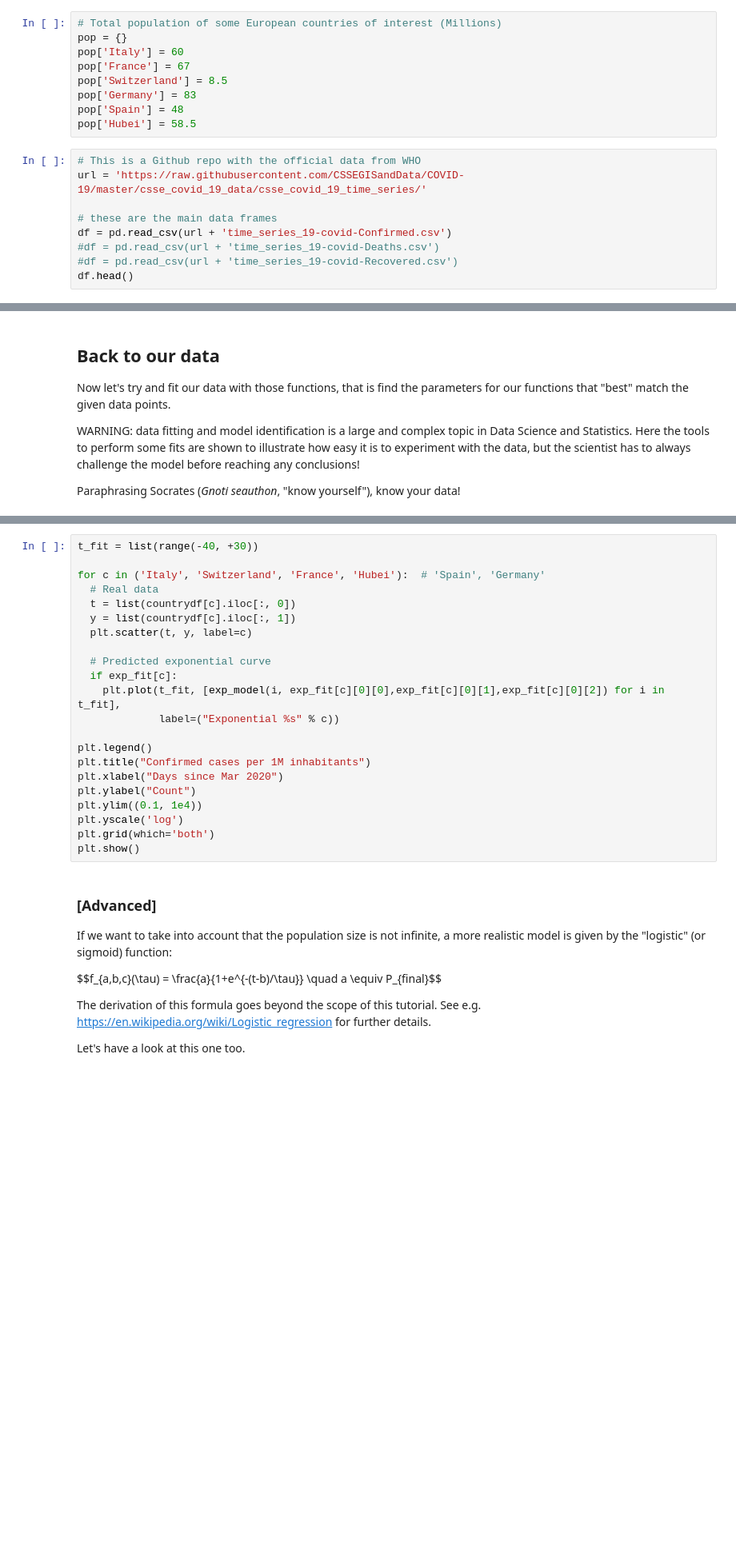
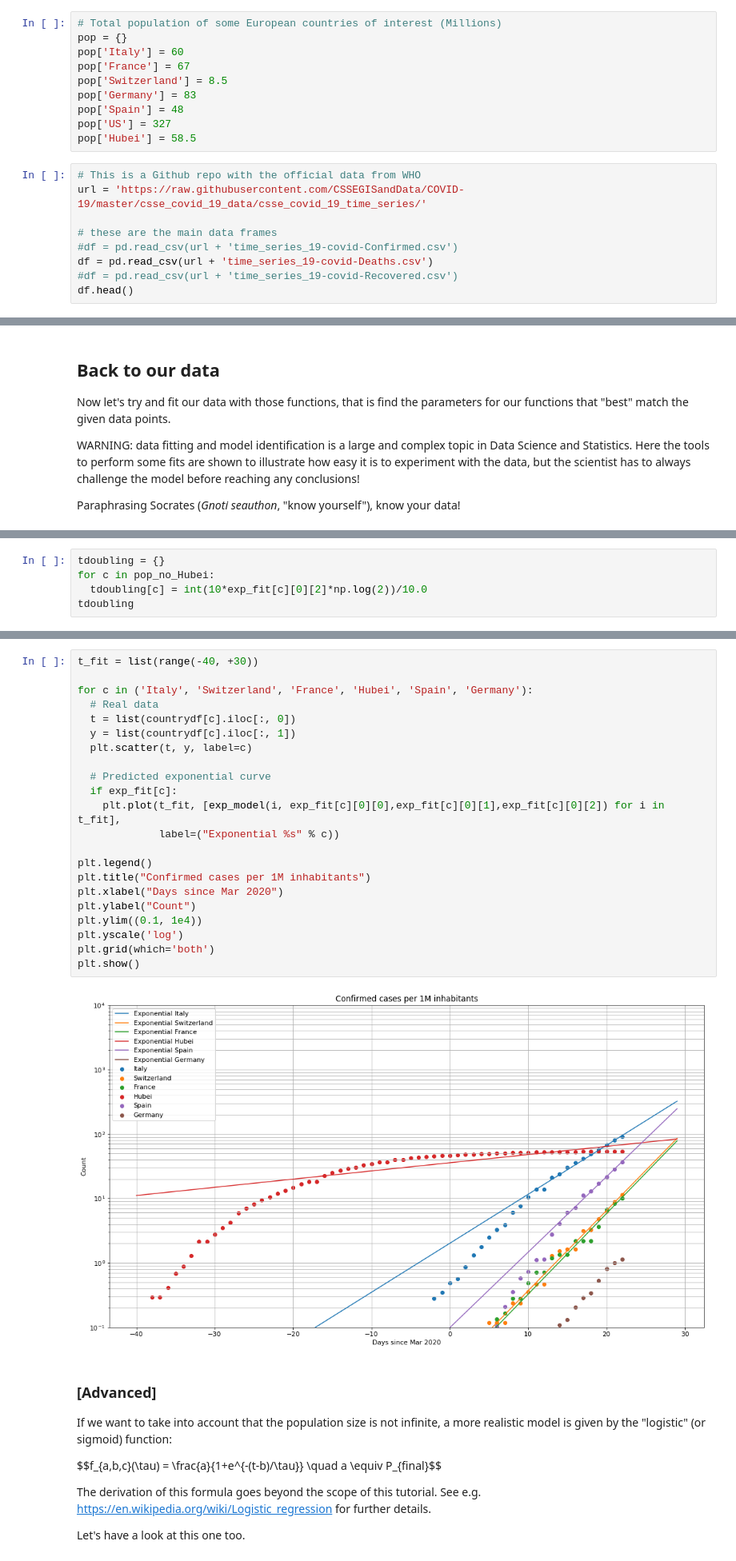
Before and after one commit to glpatcern/inotebooks, a Jupyter notebook: ITP/BigDataCovidSmartLecture/CoVid-19 in Europe.ipynb, the cells around one changed output, grey strips where cells are left out. Shown at 80% size. Cells and saved outputs as stored; diff of their text form; blank space fills up the shorter version.

```diff
--- a/ITP/BigDataCovidSmartLecture/CoVid-19 in Europe.ipynb
+++ b/ITP/BigDataCovidSmartLecture/CoVid-19 in Europe.ipynb
@@ -23,13 +24,14 @@ pop['France'] = 67
 pop['Switzerland'] = 8.5
 pop['Germany'] = 83
 pop['Spain'] = 48
+pop['US'] = 327
 pop['Hubei'] = 58.5
 # %%
 # This is a Github repo with the official data from WHO
 url = 'https://raw.githubusercontent.com/CSSEGISandData/COVID-19/master/csse_covid_19_data/csse_covid_19_time_series/'
 
 # these are the main data frames
-df = pd.read_csv(url + 'time_series_19-covid-Confirmed.csv')
-#df = pd.read_csv(url + 'time_series_19-covid-Deaths.csv')
+#df = pd.read_csv(url + 'time_series_19-covid-Confirmed.csv')
+df = pd.read_csv(url + 'time_series_19-covid-Deaths.csv')
 #df = pd.read_csv(url + 'time_series_19-covid-Recovered.csv')
 df.head()
@@ -154,0 +204,5 @@ exp_fit     # parameters of the fit: note how many useless decimal digits. The C
+# %%
+tdoubling = {}
+for c in pop_no_Hubei:
+  tdoubling[c] = int(10*exp_fit[c][0][2]*np.log(2))/10.0
+tdoubling
@@ -155,25 +216,27 @@ exp_fit     # parameters of the fit: note how many useless decimal digits. The C
 # %%
 t_fit = list(range(-40, +30))
 
-for c in ('Italy', 'Switzerland', 'France', 'Hubei'):  # 'Spain', 'Germany'
+for c in ('Italy', 'Switzerland', 'France', 'Hubei', 'Spain', 'Germany'):
   # Real data
   t = list(countrydf[c].iloc[:, 0])
   y = list(countrydf[c].iloc[:, 1])
   plt.scatter(t, y, label=c)
 
   # Predicted exponential curve
   if exp_fit[c]:
     plt.plot(t_fit, [exp_model(i, exp_fit[c][0][0],exp_fit[c][0][1],exp_fit[c][0][2]) for i in t_fit],
              label=("Exponential %s" % c))
 
 plt.legend()
 plt.title("Confirmed cases per 1M inhabitants")
 plt.xlabel("Days since Mar 2020")
 plt.ylabel("Count")
 plt.ylim((0.1, 1e4))
 plt.yscale('log')
 plt.grid(which='both')
 plt.show()
+# %% [output]
+[figure, added]
 # %% [markdown]
 ### [Advanced]
 
```
Also changed, not shown: parts of 11 cells of this notebook.
